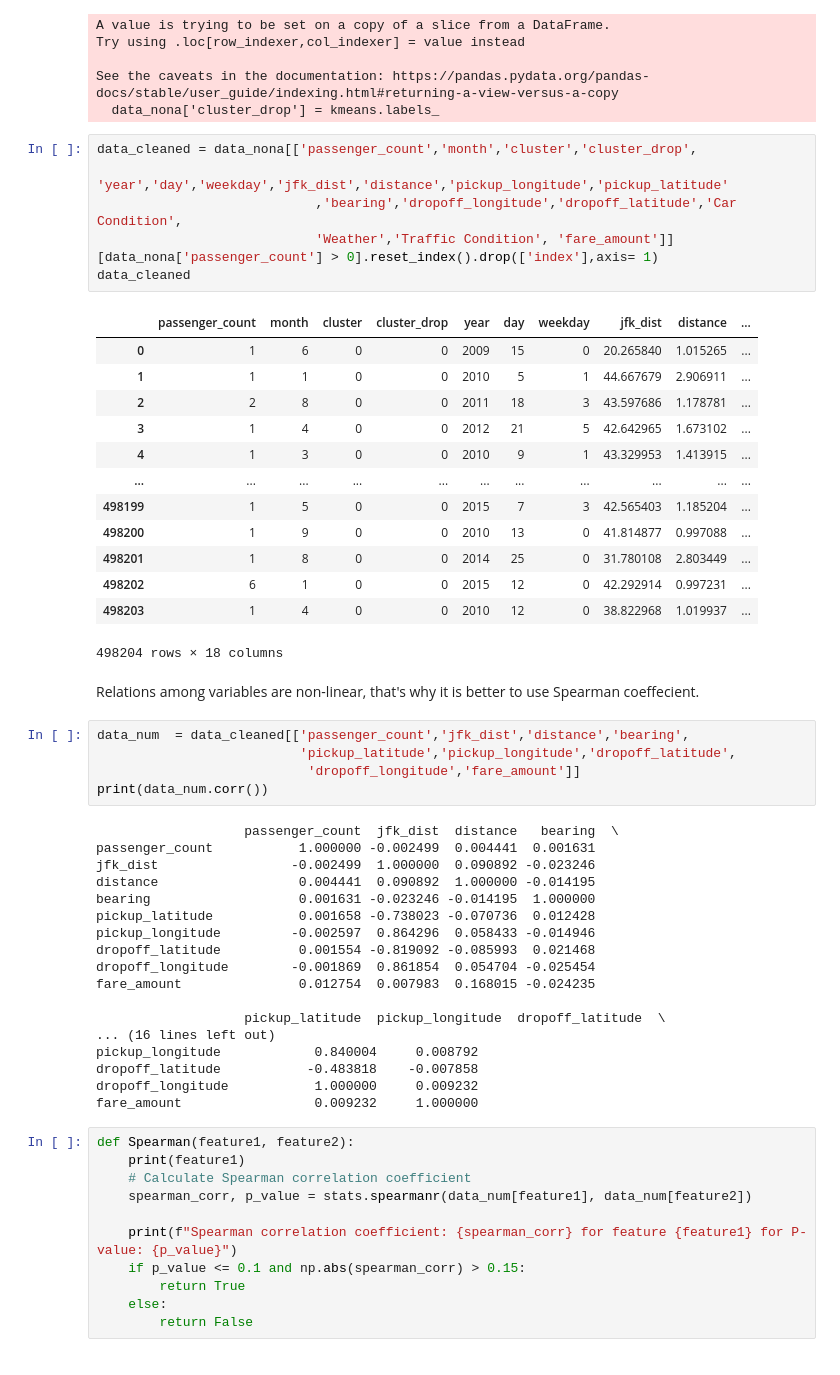
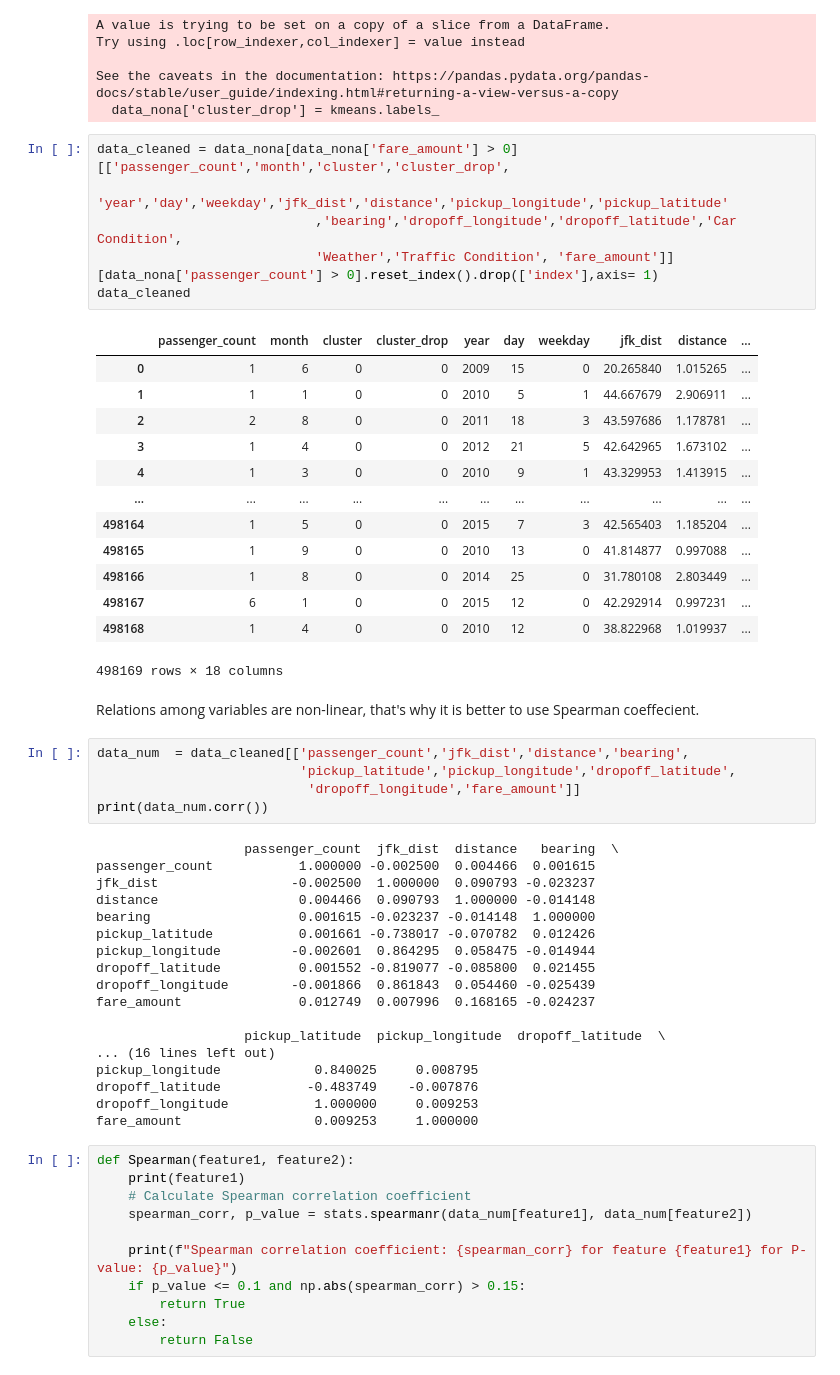
Before and after one commit to zizoisprogramming/Car-travels, a Jupyter notebook: car_travels.ipynb, the cells around one changed output. Drawn from its saved outputs; the diff is of its cells as text.

```diff
--- a/car_travels.ipynb
+++ b/car_travels.ipynb
@@ -1062,25 +1062,25 @@ Try using .loc[row_indexer,col_indexer] = value instead
 See the caveats in the documentation: https://pandas.pydata.org/pandas-docs/stable/user_guide/indexing.html#returning-a-view-versus-a-copy
   data_nona['cluster_drop'] = kmeans.labels_
 # %%
-data_cleaned = data_nona[['passenger_count','month','cluster','cluster_drop',
+data_cleaned = data_nona[data_nona['fare_amount'] > 0][['passenger_count','month','cluster','cluster_drop',
                             'year','day','weekday','jfk_dist','distance','pickup_longitude','pickup_latitude'
                             ,'bearing','dropoff_longitude','dropoff_latitude','Car Condition',
                             'Weather','Traffic Condition', 'fare_amount']][data_nona['passenger_count'] > 0].reset_index().drop(['index'],axis= 1)
 data_cleaned
 # %% [output]
 |  | passenger_count | month | cluster | cluster_drop | year | day | weekday | jfk_dist | distance | ... |
 | 0 | 1 | 6 | 0 | 0 | 2009 | 15 | 0 | 20.265840 | 1.015265 | ... |
 | 1 | 1 | 1 | 0 | 0 | 2010 | 5 | 1 | 44.667679 | 2.906911 | ... |
 | 2 | 2 | 8 | 0 | 0 | 2011 | 18 | 3 | 43.597686 | 1.178781 | ... |
 | 3 | 1 | 4 | 0 | 0 | 2012 | 21 | 5 | 42.642965 | 1.673102 | ... |
 | 4 | 1 | 3 | 0 | 0 | 2010 | 9 | 1 | 43.329953 | 1.413915 | ... |
 | ... | ... | ... | ... | ... | ... | ... | ... | ... | ... | ... |
-| 498199 | 1 | 5 | 0 | 0 | 2015 | 7 | 3 | 42.565403 | 1.185204 | ... |
-| 498200 | 1 | 9 | 0 | 0 | 2010 | 13 | 0 | 41.814877 | 0.997088 | ... |
-| 498201 | 1 | 8 | 0 | 0 | 2014 | 25 | 0 | 31.780108 | 2.803449 | ... |
-| 498202 | 6 | 1 | 0 | 0 | 2015 | 12 | 0 | 42.292914 | 0.997231 | ... |
-| 498203 | 1 | 4 | 0 | 0 | 2010 | 12 | 0 | 38.822968 | 1.019937 | ... |
+| 498164 | 1 | 5 | 0 | 0 | 2015 | 7 | 3 | 42.565403 | 1.185204 | ... |
+| 498165 | 1 | 9 | 0 | 0 | 2010 | 13 | 0 | 41.814877 | 0.997088 | ... |
+| 498166 | 1 | 8 | 0 | 0 | 2014 | 25 | 0 | 31.780108 | 2.803449 | ... |
+| 498167 | 6 | 1 | 0 | 0 | 2015 | 12 | 0 | 42.292914 | 0.997231 | ... |
+| 498168 | 1 | 4 | 0 | 0 | 2010 | 12 | 0 | 38.822968 | 1.019937 | ... |
-498204 rows × 18 columns
+498169 rows × 18 columns
 # %% [markdown]
 Relations among variables are non-linear, that's why it is better to use Spearman coeffecient.
 # %%
@@ -1090,22 +1090,22 @@ data_num  = data_cleaned[['passenger_count','jfk_dist','distance','bearing',
 print(data_num.corr())
 # %% [output]
                    passenger_count  jfk_dist  distance   bearing  \
-passenger_count           1.000000 -0.002499  0.004441  0.001631
-jfk_dist                 -0.002499  1.000000  0.090892 -0.023246
-distance                  0.004441  0.090892  1.000000 -0.014195
-bearing                   0.001631 -0.023246 -0.014195  1.000000
-pickup_latitude           0.001658 -0.738023 -0.070736  0.012428
-pickup_longitude         -0.002597  0.864296  0.058433 -0.014946
-dropoff_latitude          0.001554 -0.819092 -0.085993  0.021468
-dropoff_longitude        -0.001869  0.861854  0.054704 -0.025454
-fare_amount               0.012754  0.007983  0.168015 -0.024235
+passenger_count           1.000000 -0.002500  0.004466  0.001615
+jfk_dist                 -0.002500  1.000000  0.090793 -0.023237
+distance                  0.004466  0.090793  1.000000 -0.014148
+bearing                   0.001615 -0.023237 -0.014148  1.000000
+pickup_latitude           0.001661 -0.738017 -0.070782  0.012426
+pickup_longitude         -0.002601  0.864295  0.058475 -0.014944
+dropoff_latitude          0.001552 -0.819077 -0.085800  0.021455
+dropoff_longitude        -0.001866  0.861843  0.054460 -0.025439
+fare_amount               0.012749  0.007996  0.168165 -0.024237
 
                    pickup_latitude  pickup_longitude  dropoff_latitude  \
 ... (16 lines left out)
-pickup_longitude            0.840004     0.008792
-dropoff_latitude           -0.483818    -0.007858
-dropoff_longitude           1.000000     0.009232
-fare_amount                 0.009232     1.000000
+pickup_longitude            0.840025     0.008795
+dropoff_latitude           -0.483749    -0.007876
+dropoff_longitude           1.000000     0.009253
+fare_amount                 0.009253     1.000000
 # %%
 def Spearman(feature1, feature2):
     print(feature1)
```
Also changed, not shown: parts of 18 cells of this notebook.
